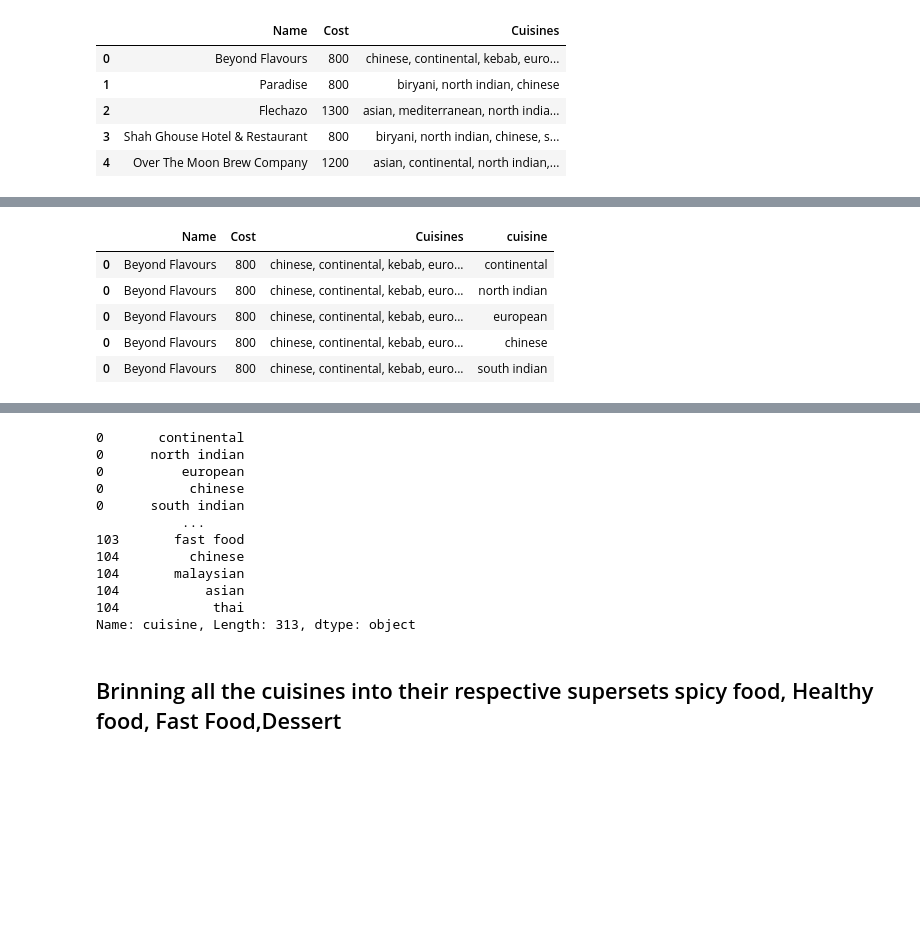
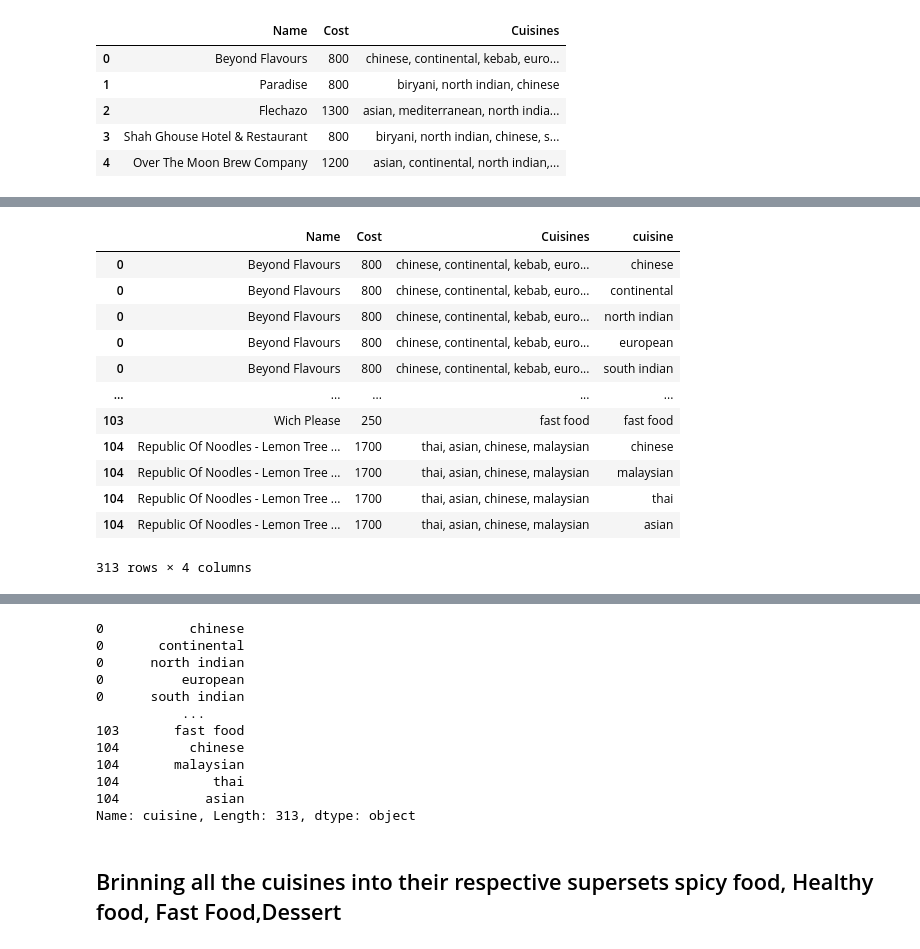
Before and after one commit to prabindebnath25/Zomato_Restaurant_Clustering_And_Sentiment_Analysis, a Jupyter notebook: Zomato_Restaurant_Clustering_and_Sentiment_Analysis.ipynb, the cells around one changed output, grey strips where cells are left out. Cells and saved outputs as stored; diff of their text form; code cells hidden in the pictures; blank space fills up the shorter version.

```diff
--- a/Zomato_Restaurant_Clustering_and_Sentiment_Analysis.ipynb
+++ b/Zomato_Restaurant_Clustering_and_Sentiment_Analysis.ipynb
@@ -597,10 +601,10 @@ meta_df.head()
 | 2 | Flechazo | https://www.zomato.com/hyderabad/... | 1300 | Great Buffets, Hyderabad's Hottest | Asian, Mediterranean, North India... | 11:30 AM to 4:30 PM, 6:30 PM to 1... | [Asian, Mediterranean, North Indi... | 4 |
 | 3 | Shah Ghouse Hotel & Restaurant | https://www.zomato.com/hyderabad/... | 800 | Late Night Restaurants | Biryani, North Indian, Chinese, S... | 12 Noon to 2 AM | [Biryani, North Indian, Chinese, ... | 5 |
 | 4 | Over The Moon Brew Company | https://www.zomato.com/hyderabad/... | 1200 | Best Bars & Pubs, Food Hygiene Ra... | Asian, Continental, North Indian,... | 12noon to 11pm (Mon, Tue, Wed, Th... | [Asian, Continental, North Indian... | 5 |
-# %%
-meta_df['Cuisines'] = meta_df['Cuisines'].apply(lambda x: x.lower())
 # %%
 cuisine_df = meta_df[['Name','Cost','Cuisines']]
+# %%
+cuisine_df['Cuisines'] = cuisine_df['Cuisines'].apply(lambda x: x.lower())
 # %%
 cuisine_df.head()
 # %% [output]
@@ -629,14 +640,21 @@ cuisine_df.head()
 # %%
 # Transform each element of a list-like to a row
 cuisine_df=cuisine_df.explode('cuisine')
-cuisine_df.head()
+cuisine_df
 # %% [output]
 |  | Name | Cost | Cuisines | cuisine |
+| 0 | Beyond Flavours | 800 | chinese, continental, kebab, euro... | chinese |
 | 0 | Beyond Flavours | 800 | chinese, continental, kebab, euro... | continental |
 | 0 | Beyond Flavours | 800 | chinese, continental, kebab, euro... | north indian |
 | 0 | Beyond Flavours | 800 | chinese, continental, kebab, euro... | european |
-| 0 | Beyond Flavours | 800 | chinese, continental, kebab, euro... | chinese |
 | 0 | Beyond Flavours | 800 | chinese, continental, kebab, euro... | south indian |
+| ... | ... | ... | ... | ... |
+| 103 | Wich Please | 250 | fast food | fast food |
+| 104 | Republic Of Noodles - Lemon Tree ... | 1700 | thai, asian, chinese, malaysian | chinese |
+| 104 | Republic Of Noodles - Lemon Tree ... | 1700 | thai, asian, chinese, malaysian | malaysian |
+| 104 | Republic Of Noodles - Lemon Tree ... | 1700 | thai, asian, chinese, malaysian | thai |
+| 104 | Republic Of Noodles - Lemon Tree ... | 1700 | thai, asian, chinese, malaysian | asian |
+313 rows × 4 columns
 # %%
 # checking unique values of cuisine
 set(cuisine_df["cuisine"])
@@ -661,17 +679,17 @@ set(cuisine_df["cuisine"])
 # %%
 cuisine_df['cuisine']
 # %% [output]
+0           chinese
 0       continental
 0      north indian
 0          european
-0           chinese
 0      south indian
            ...
 103       fast food
 104         chinese
 104       malaysian
+104            thai
 104           asian
-104            thai
 Name: cuisine, Length: 313, dtype: object
 # %% [markdown]
 ## Brinning all the cuisines into their respective supersets spicy food, Healthy food, Fast Food,Dessert
```
Also changed, not shown: parts of 41 cells of this notebook.
